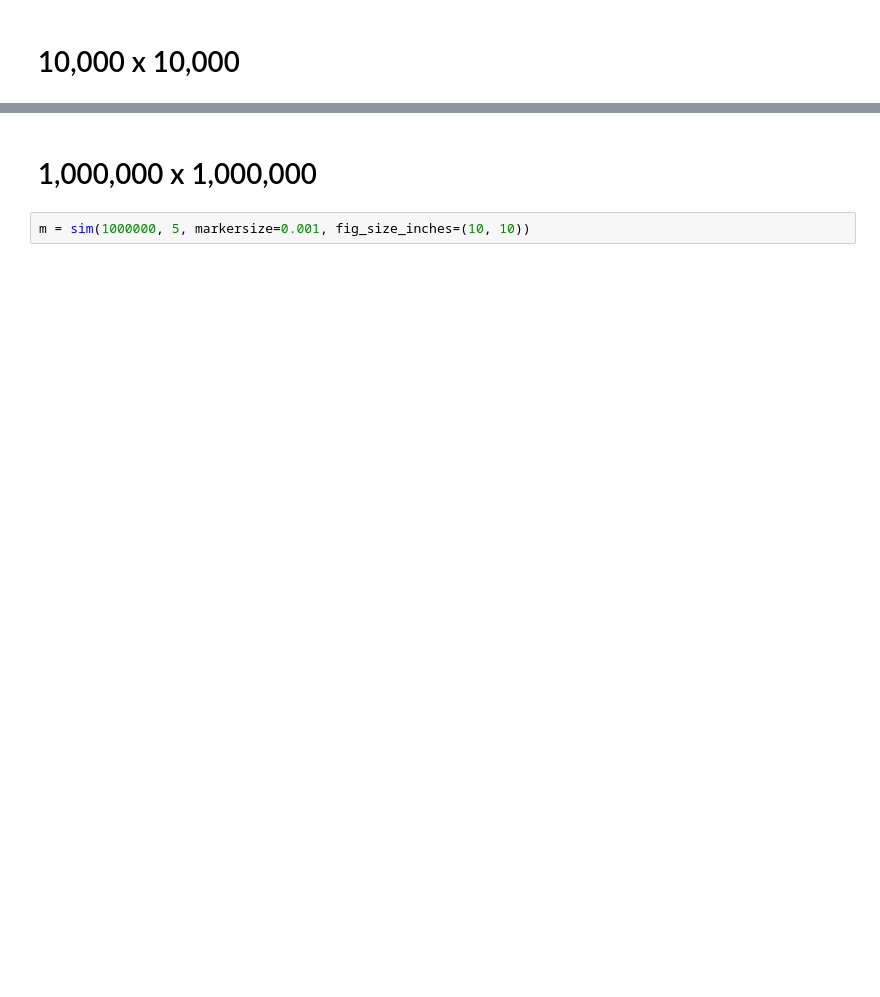
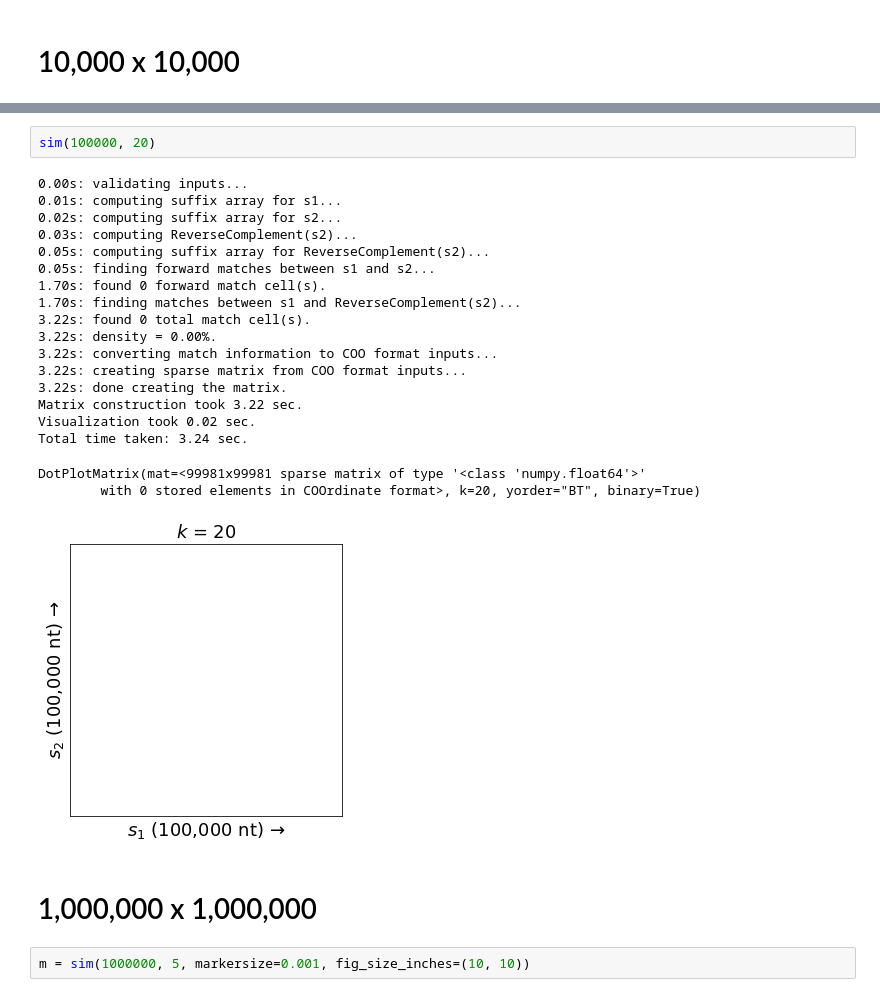
Before and after one commit to fedarko/wotplot, a Jupyter notebook: docs/Benchmarking.ipynb, the cells around one changed output, grey strips where cells are left out. Cells and saved outputs as stored; diff of their text form; blank space fills up the shorter version.

```diff
--- a/docs/Benchmarking.ipynb
+++ b/docs/Benchmarking.ipynb
@@ -190,3 +238,25 @@ DotPlotMatrix(mat=<9981x9981 sparse matrix of type '<class 'numpy.float64'>'
+# %%
+sim(100000, 20)
+# %% [output]
+0.00s: validating inputs...
+0.01s: computing suffix array for s1...
+0.02s: computing suffix array for s2...
+0.03s: computing ReverseComplement(s2)...
+0.05s: computing suffix array for ReverseComplement(s2)...
+0.05s: finding forward matches between s1 and s2...
+1.70s: found 0 forward match cell(s).
+1.70s: finding matches between s1 and ReverseComplement(s2)...
+3.22s: found 0 total match cell(s).
+3.22s: density = 0.00%.
+3.22s: converting match information to COO format inputs...
+3.22s: creating sparse matrix from COO format inputs...
+3.22s: done creating the matrix.
+Matrix construction took 3.22 sec.
+Visualization took 0.02 sec.
+Total time taken: 3.24 sec.
+DotPlotMatrix(mat=<99981x99981 sparse matrix of type '<class 'numpy.float64'>'
+        with 0 stored elements in COOrdinate format>, k=20, yorder="BT", binary=True)
+[figure, added]
 # %% [markdown]
 # 1,000,000 x 1,000,000
 # %%
```
Also changed, not shown: parts of 24 cells of this notebook, 1 other file.
